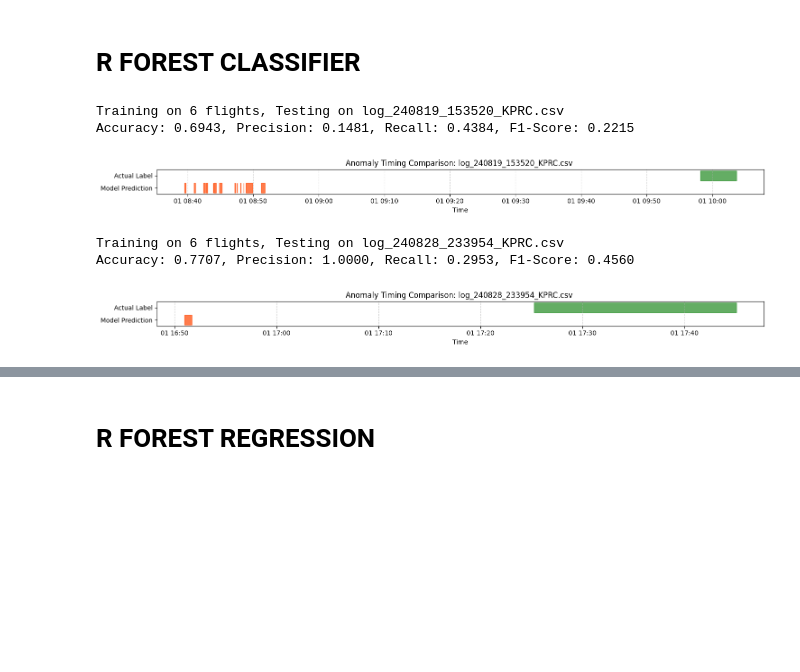
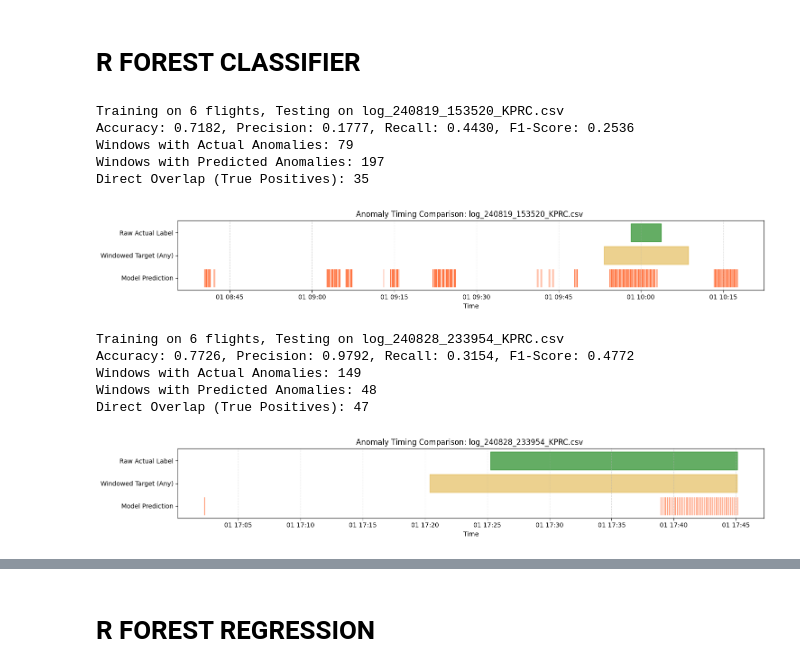
Before and after one commit to PeterNguyenERAU/FlightLogAnomalyDetection, a Jupyter notebook: flightAnalysis.ipynb, the cells around one changed output, grey strips where cells are left out. Cells and saved outputs as stored; diff of their text form; code cells hidden in the pictures; blank space fills up the shorter version.

Commit message:
Add files via upload
experimented with several different parameters and structures for the RandomForest Classifier, including max depth, aggregated data window, threshold, n_estimators, etc.

```diff
--- a/flightAnalysis.ipynb
+++ b/flightAnalysis.ipynb
@@ -609,9 +618,14 @@ def plot_anomaly_comparison(flight_obj, title_suffix=""):
 #from sklearn.ensemble import RandomForestClassifier
 #from sklearn.model_selection import LeaveOneGroupOut
 
-# 1. Identify your groups (Flight IDs)
+# Identify your groups (Flight IDs)
 flight_names = flightManager.list_all_files()
 logo = LeaveOneGroupOut()
+
+accuracy_scores = []
+precision_scores = []
+recall_scores = []
+f1_scores = []
 
 # Check if create_windows works for one training flight
 #test_flight_obj = flightManager.get_flight(flight_names[0])
@@ -619,7 +633,7 @@ logo = LeaveOneGroupOut()
 #print(f"Example window shape for one flight: {X_test.shape}, {y_test.shape}")
 # expected output: (num_windows, num_features) for X and (num_windows,) for y
 
-# 2. Loop through for Cross-Validation (Training on all but one flight)
+# Loop through for Cross-Validation (Training on all but one flight)
 for train_idx, test_idx in logo.split(flight_names, groups=flight_names):
     train_flights = [flight_names[i] for i in train_idx]
     test_flight = flight_names[test_idx[0]]
@@ -628,26 +642,28 @@ for train_idx, test_idx in logo.split(flight_names, groups=flight_names):
 
     print(f"Training on {len(train_flights)} flights, Testing on {test_flight}")
 
-    # 3. Aggregate data for these specific groups
+    # Aggregate data for these specific groups
     # (You might need a helper in Manager to get data for specific IDs)
     X_train, y_train = flightManager.get_data_for_flights(train_flights, is_lstm=False)
     X_test, y_test = flightManager.get_data_for_flights([test_flight], is_lstm=False)
 
     # GLOBAL SCALING (Fit on Train, Transform Test)
+    # scaler makes the data have mean=0 and std=1
+    # the mean is based on the training data of all flights, and the same transformation is applied to the test flight
     scaler = StandardScaler()
     X_train = scaler.fit_transform(X_train)
     X_test = scaler.transform(X_test)
 
-    # 4. Train Model
-    rf = RandomForestClassifier(n_estimators=200, class_weight='balanced', random_state=42)
+    # Train Model
+    rf = RandomForestClassifier(n_estimators=1000, class_weight='balanced', random_state=42, max_depth=10)
     rf.fit(X_train, y_train)
 
-    # 5. Evaluate
+    # Evaluate
     #y_pred = rf.predict(X_test)
-    # 4. SENSITIVITY ADJUSTMENT (The "Recall Slider")
+    # SENSITIVITY ADJUSTMENT (The "Recall Slider")
     # Instead of rf.predict(), use a lower threshold
     y_probs = rf.predict_proba(X_test)[:, 1]
-    y_pred = (y_probs > 0.3).astype(int) # Adjust 0.3 to find your sweet spot
+    y_pred = (y_probs > 0.3).astype(int) # Adjust to find optimal threshold
     # UndefinedMetricWarning: Precision is ill-defined and being set to 0.0 due to no predicted samples. Use `zero_division` parameter to control this behavior.
     precision, recall, f1, _ = precision_recall_fscore_support(y_test, y_pred, average='binary', zero_division=0.0)
     accuracy = (y_test == y_pred).mean()
@@ -657,45 +673,76 @@ for train_idx, test_idx in logo.split(flight_names, groups=flight_names):
         f"Precision: {precision:.4f}, "
         f"Recall: {recall:.4f}, "
         f"F1-Score: {f1:.4f}"
     )
+    accuracy_scores.append(accuracy)
+    precision_scores.append(precision)
+    recall_scores.append(recall)
+    f1_scores.append(f1)
+    print(f"Windows with Actual Anomalies: {np.sum(y_test)}")
+    print(f"Windows with Predicted Anomalies: {np.sum(y_pred)}")
+    print(f"Direct Overlap (True Positives): {np.sum((y_test == 1) & (y_pred == 1))}")
 
-    # Alignment (Cleaned up)
-    # create_windows ends at len(df) - window_size.
-    # We map y_pred to the END of each window.
+    # Initialize a clean column of zeros
+    test_flight_obj.dataframe[PREDICTED_ANOMALY_COL] = 0
+    col_idx = test_flight_obj.dataframe.columns.get_loc(PREDICTED_ANOMALY_COL)
+
+    # Map predictions back to the dataframe indices
+    # We use the same 'range' logic as your create_windows method
     full_preds = np.zeros(len(test_flight_obj.dataframe))
 
-    # Calculate exactly where the windows ended
-    # This assumes step_size=1 for the test flight
-    prediction_start_idx = ROLLING_WINDOW_SIZE
-    full_preds[prediction_start_idx : prediction_start_idx + len(y_pred)] = y_pred
+    for i, prediction in enumerate(y_pred):
+        if prediction == 1:
+            # Calculate the start and end of the window in the dataframe
+            start = i * STRIDE
+            end = start + ROLLING_WINDOW_SIZE
+            # Fill the entire window range with 1s
+            test_flight_obj.dataframe.iloc[start:end, col_idx] = 1
+        # The prediction for the i-th window corresponds to the
+        # data ending at: (i * STRIDE) + ROLLING_WINDOW_SIZE - 1
+        window_end_idx = (i * STRIDE) + ROLLING_WINDOW_SIZE - 1
 
+        # Safety check to stay within dataframe bounds
+        if window_end_idx < len(full_preds):
+            full_preds[window_end_idx] = prediction
+
+    # Apply the aligned predictions to the flight object
     test_flight_obj.dataframe[PREDICTED_ANOMALY_COL] = full_preds
-    # 4. Plot!
-    # Patch the dataframe so plot_anomaly_comparison uses the correct ground truth column
+    # Plot
     plot_anomaly_comparison(test_flight_obj)
 
     '''# Align predictions back to the original dataframe
     # Note: Because of windowing, the first (window_size - 1) rows won't have predictions.
     # We pad with 0s to align.
     padding = [0] * (ROLLING_WINDOW_SIZE - 1)
     full_preds = padding + list(y_pred)
 
     # Ensure full_preds matches the dataframe length
     df_len = len(test_flight_obj.dataframe)
     if len(full_preds) < df_len:
         # Pad the beginning with zeros
         full_preds = [0] * (df_len - len(full_preds)) + full_preds
     elif len(full_preds) > df_len:
         # Truncate to match dataframe length
         full_preds = full_preds[:df_len]
 
     test_flight_obj.dataframe[PREDICTED_ANOMALY_COL] = full_preds
     '''
+
+print(f"Average Accuracy: {np.mean(accuracy_scores):.4f}")
+print(f"Average Precision: {np.mean(precision_scores):.4f}")
+print(f"Average Recall: {np.mean(recall_scores):.4f}")
+print(f"Average F1-Score: {np.mean(f1_scores):.4f}")
 # %% [output]
 Training on 6 flights, Testing on log_240819_153520_KPRC.csv
-Accuracy: 0.6943, Precision: 0.1481, Recall: 0.4384, F1-Score: 0.2215
+Accuracy: 0.7182, Precision: 0.1777, Recall: 0.4430, F1-Score: 0.2536
+Windows with Actual Anomalies: 79
+Windows with Predicted Anomalies: 197
+Direct Overlap (True Positives): 35
-[figure, old version]
+[figure, new version]
 Training on 6 flights, Testing on log_240828_233954_KPRC.csv
-Accuracy: 0.7707, Precision: 1.0000, Recall: 0.2953, F1-Score: 0.4560
+Accuracy: 0.7726, Precision: 0.9792, Recall: 0.3154, F1-Score: 0.4772
+Windows with Actual Anomalies: 149
+Windows with Predicted Anomalies: 48
+Direct Overlap (True Positives): 47
-[figure, old version]
+[figure, new version]
 Training on 6 flights, Testing on log_240911_162657_KPRC.csv
```
Also changed, not shown: parts of 5 cells of this notebook.
